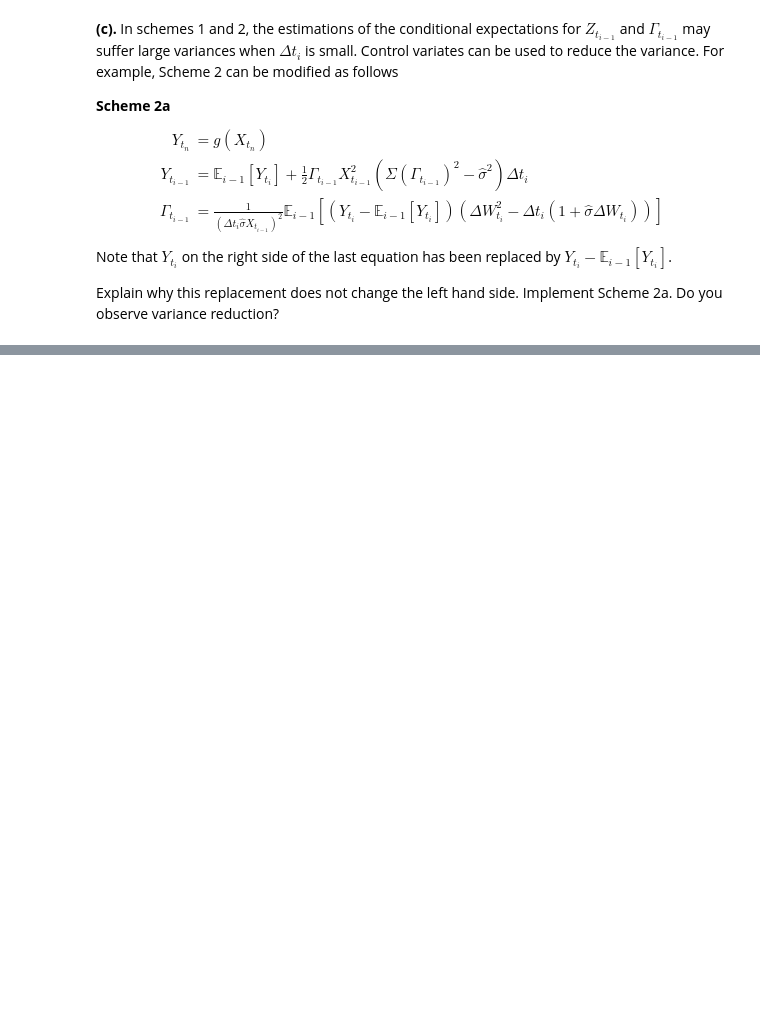
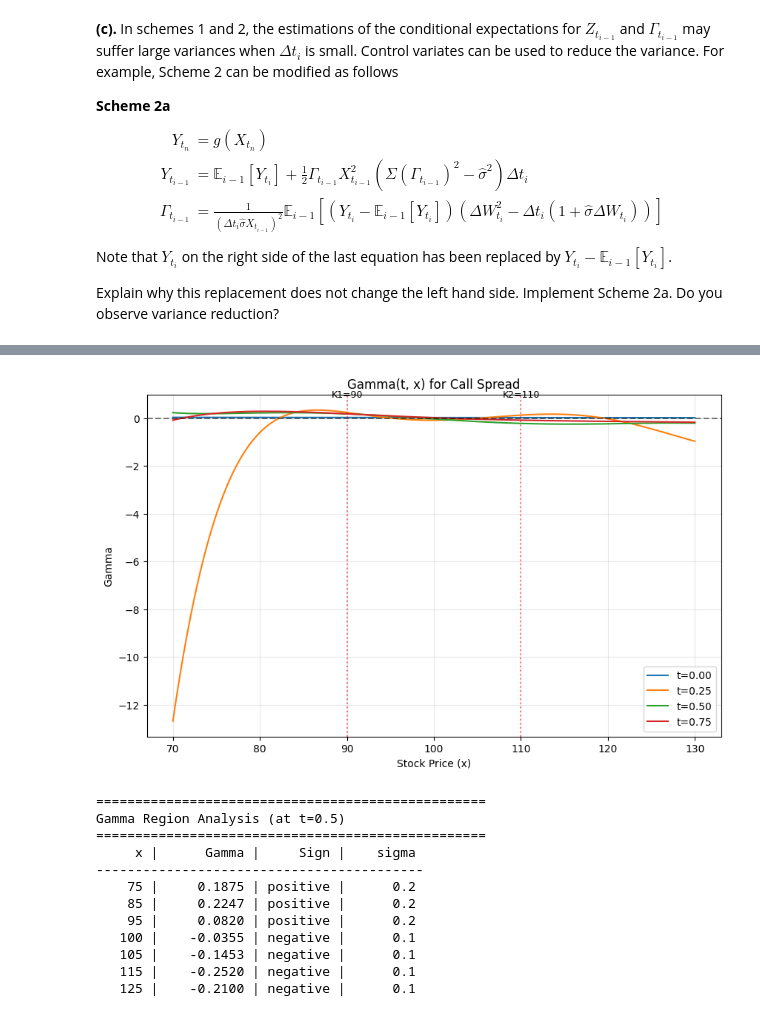
Before and after one commit to Seanjeon0220/project, a Jupyter notebook: quant/HKUTG/Project6_20260129/Copy of [6] UncertainVolatility.ipynb, the cells around one changed output, grey strips where cells are left out. Saved outputs shown, nothing was run; the diff lists cells and outputs as text; code cells hidden in the pictures; blank space fills up the shorter version.

```diff
--- a/quant/HKUTG/Project6_20260129/Copy of [6] UncertainVolatility.ipynb
+++ b/quant/HKUTG/Project6_20260129/Copy of [6] UncertainVolatility.ipynb
@@ -153,0 +224,19 @@ Explain why this replacement does not change the left hand side. Implement Schem
+# %%
+get_Gamma = make_get_Gamma(Gamma_polys, n_steps_1)
+# %%
+np.random.seed(42)
+
+dt_2 = T / n_steps_2
+
+paths_2 = np.zeros((n_steps_2 + 1, n_paths_2))
+paths_2[0] = X0
+
+for i in range(n_steps_2):
+    t = i * dt_2
+    X = paths_2[i]
+
+    Gamma = get_Gamma(t, X)
+    sigma = Sigma(Gamma)
+
+    dW = np.random.randn(n_paths_2) * np.sqrt(dt_2)
+    paths_2[i+1] = X * np.exp(-0.5 * sigma**2 * dt_2 + sigma * dW)
@@ -153,0 +340,48 @@ Explain why this replacement does not change the left hand side. Implement Schem
+# %%
+x_range = np.linspace(70, 130, 200)
+t_values = [0.0, 0.25, 0.5, 0.75]
+
+plt.figure(figsize=(10, 6))
+
+for t in t_values:
+    gamma_vals = get_Gamma(t, x_range)
+    plt.plot(x_range, gamma_vals, label=f't={t:.2f}')
+
+plt.axhline(y=0, color='k', linestyle='--', alpha=0.5)
+plt.axvline(x=K1, color='r', linestyle=':', alpha=0.5)
+plt.axvline(x=K2, color='r', linestyle=':', alpha=0.5)
+plt.xlabel('Stock Price (x)')
+plt.ylabel('Gamma')
+plt.title('Gamma(t, x) for Call Spread')
+plt.legend()
+plt.grid(True, alpha=0.3)
+plt.text(K1, plt.ylim()[1]*0.9, f'K1={K1}', ha='center', fontsize=9)
+plt.text(K2, plt.ylim()[1]*0.9, f'K2={K2}', ha='center', fontsize=9)
+plt.show()
+
+print("=" * 50)
+print("Gamma Region Analysis (at t=0.5)")
+print("=" * 50)
+
+test_points = [75, 85, 95, 100, 105, 115, 125]
+print(f"{'x':>6} | {'Gamma':>10} | {'Sign':>8} | {'sigma':>8}")
+print("-" * 42)
+for x in test_points:
+    g = get_Gamma(0.5, x)
+    sign = "positive" if g >= 0 else "negative"
+    sigma = sigma_high if g >= 0 else sigma_low
+    print(f"{x:>6} | {g:>10.4f} | {sign:>8} | {sigma:>8}")
+# %% [output]
+[figure, added]
+==================================================
+Gamma Region Analysis (at t=0.5)
+==================================================
+     x |      Gamma |     Sign |    sigma
+------------------------------------------
+    75 |     0.1875 | positive |      0.2
+    85 |     0.2247 | positive |      0.2
+    95 |     0.0820 | positive |      0.2
+   100 |    -0.0355 | negative |      0.1
+   105 |    -0.1453 | negative |      0.1
+   115 |    -0.2520 | negative |      0.1
+   125 |    -0.2100 | negative |      0.1
```
Also changed, not shown: parts of 7 cells of this notebook.
